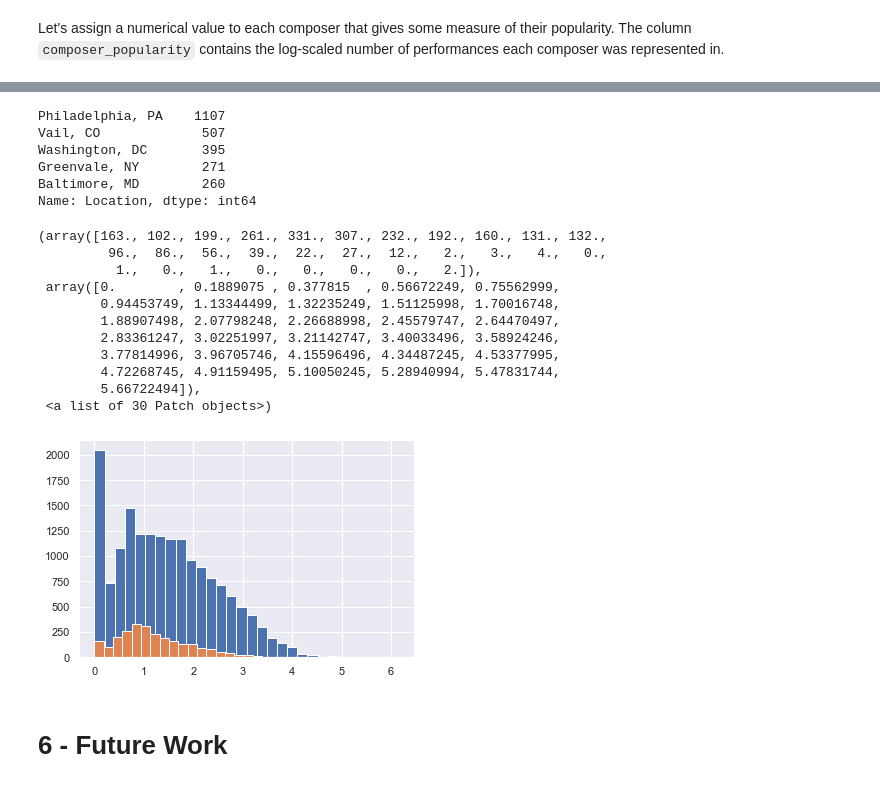
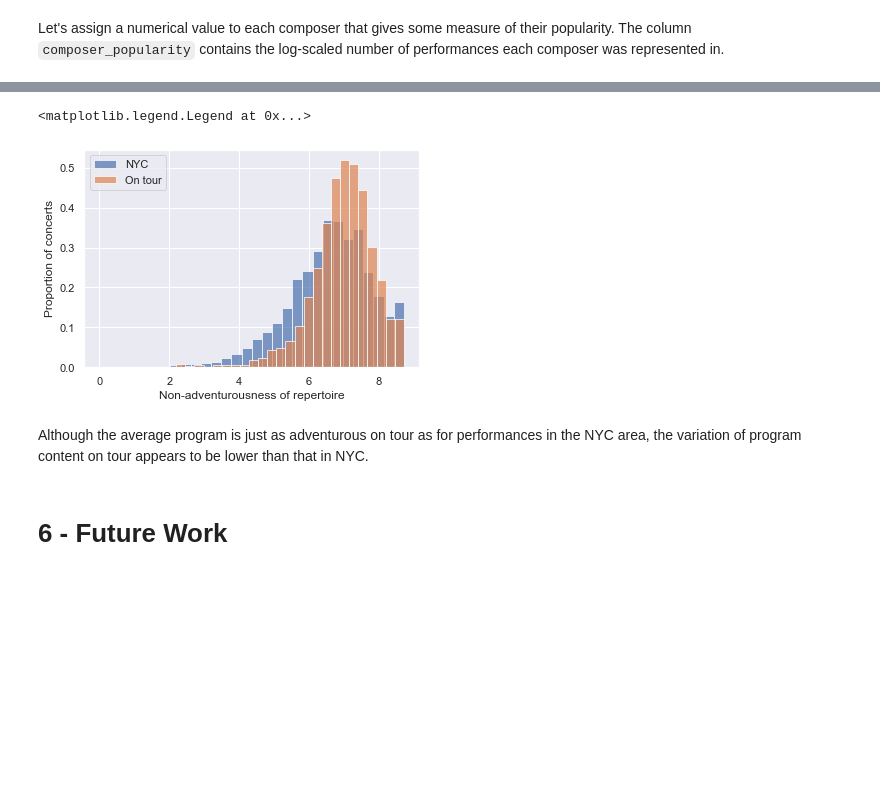
Before and after one commit to physinet/NY-Phil-EDA, a Jupyter notebook: EDA.ipynb, the cells around one changed output, grey strips where cells are left out. Saved outputs shown, nothing was run; the diff lists cells and outputs as text; code cells hidden in the pictures; blank space fills up the shorter version.

```diff
--- a/EDA.ipynb
+++ b/EDA.ipynb
@@ -510,36 +489,22 @@ Let's obtain subsets of the data for each group of performances.
 # %%
 boroughs = ['Manhattan, NY', 'Brooklyn, NY', 'Queens, NY', 'Bronx, NY', 'Staten Island, NY']
 df_nyc = df[df['Location'].isin(boroughs)]
 df_tour = df.drop(df_nyc.index)
+
+safety_nyc = grouped_nyc.mean()
+safety_tour = grouped_tour.mean()
+
+fig, ax = plt.subplots()
+ax.hist(safety_nyc, bins=30, alpha=0.7, density=True, label='NYC')
+ax.hist(safety_tour, bins=30, alpha=0.7, density=True, label='On tour')
+ax.set_xlabel('Non-adventurousness of repertoire')
+ax.set_ylabel('Proportion of concerts');
+ax.legend(loc='best')
+# %% [output]
+<matplotlib.legend.Legend at 0x...>
+[figure, added]
-# %%
-df_tour['Location'].value_counts().head()
-# %% [output]
-Philadelphia, PA    1107
-Vail, CO             507
-Washington, DC       395
-Greenvale, NY        271
-Baltimore, MD        260
-Name: Location, dtype: int64
-# %%
-grouped_nyc = df_nyc.groupby(['program_id', 'DateTime'])['composer_popularity']
-grouped_tour = df_tour.groupby(['program_id', 'DateTime'])['composer_popularity']
-
-fig, ax = plt.subplots()
-ax.hist(grouped_nyc.std(), bins=30)#, density=True)
-ax.hist(grouped_tour.std(), bins=30)#, density=True)
-# %% [output]
-(array([163., 102., 199., 261., 331., 307., 232., 192., 160., 131., 132.,
-         96.,  86.,  56.,  39.,  22.,  27.,  12.,   2.,   3.,   4.,   0.,
-          1.,   0.,   1.,   0.,   0.,   0.,   0.,   2.]),
- array([0.        , 0.1889075 , 0.377815  , 0.56672249, 0.75562999,
-        0.94453749, 1.13344499, 1.32235249, 1.51125998, 1.70016748,
-        1.88907498, 2.07798248, 2.26688998, 2.45579747, 2.64470497,
-        2.83361247, 3.02251997, 3.21142747, 3.40033496, 3.58924246,
-        3.77814996, 3.96705746, 4.15596496, 4.34487245, 4.53377995,
-        4.72268745, 4.91159495, 5.10050245, 5.28940994, 5.47831744,
-        5.66722494]),
- <a list of 30 Patch objects>)
-[figure, removed]
+# %% [markdown]
+Although the average program is just as adventurous on tour as for performances in the NYC area, the variation of program content on tour appears to be lower than that in NYC.
 # %% [markdown]
 # 6 - Future Work
 # %% [markdown]
```
Also changed, not shown: parts of 16 cells of this notebook.
